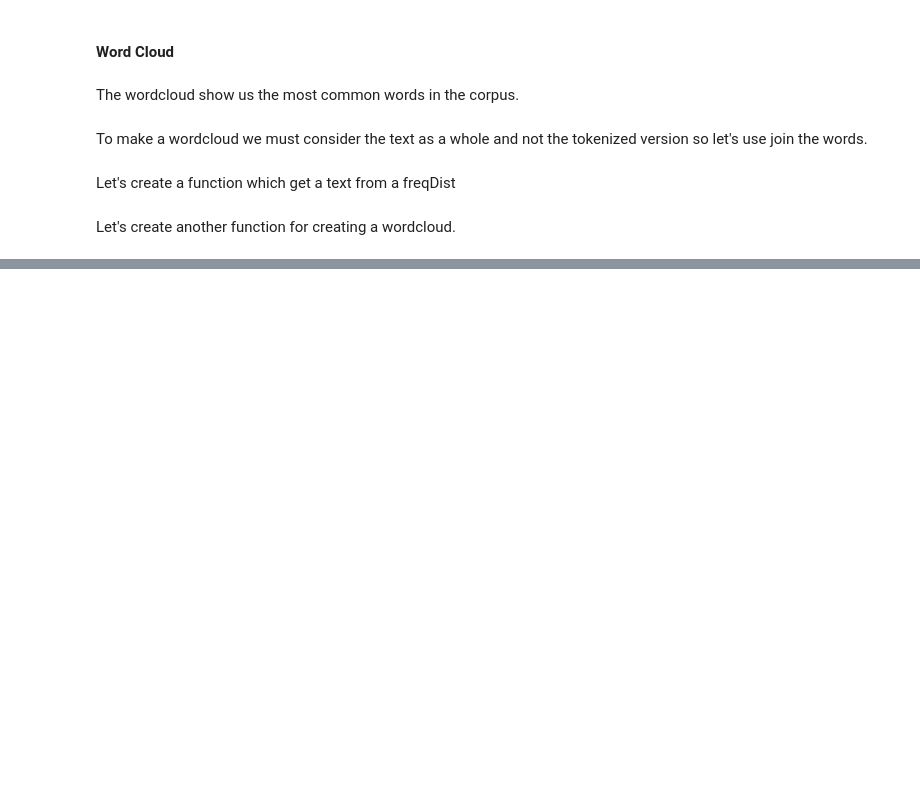
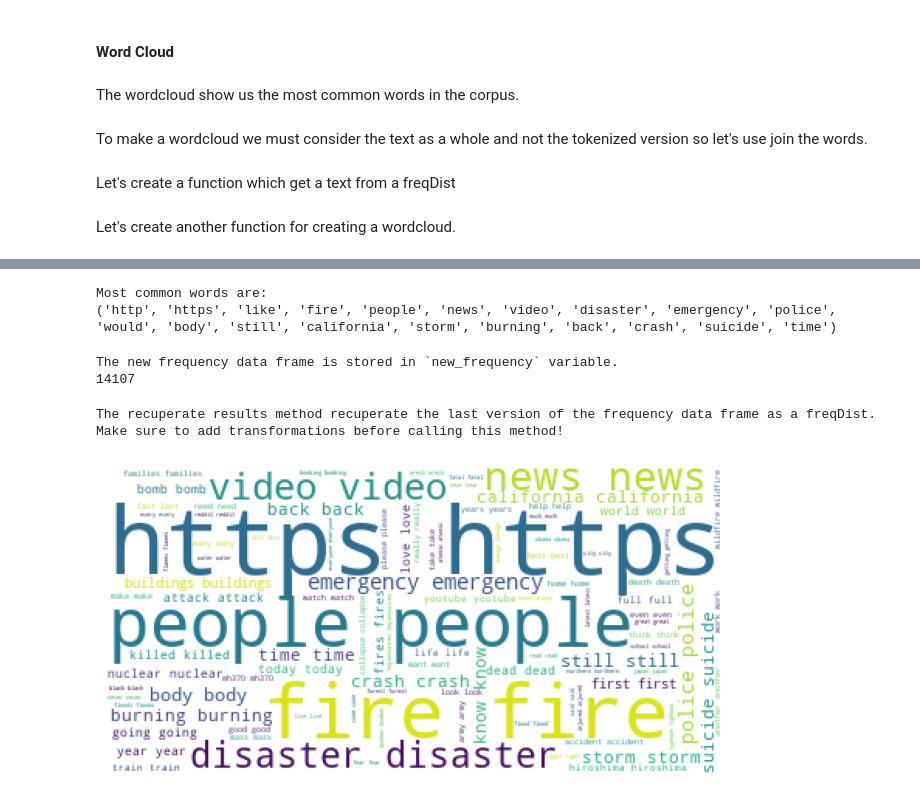
Before and after one commit to Oumar199/nlp_programs_exercises, a Jupyter notebook: kaggle_tweet_competition.ipynb, the cells around one changed output, grey strips where cells are left out. Drawn from its saved outputs; the diff is of its cells as text; code cells hidden in the pictures; blank space fills up the shorter version.

```diff
--- a/kaggle_tweet_competition.ipynb
+++ b/kaggle_tweet_competition.ipynb
@@ -633,0 +784,2 @@ Some most common words are important like the followings: fire, news, emergency,
+# %%
+process_text = TextPipeProcessing(train_set_, 'text')
@@ -637,0 +804,10 @@ Error:
+# %%
+process_text.print_most_common_words()
+# %% [output]
+Most common words are:
+('http', 'https', 'like', 'fire', 'people', 'news', 'video', 'disaster', 'emergency', 'police', 'would', 'body', 'still', 'california', 'storm', 'burning', 'back', 'crash', 'suicide', 'time')
+# %%
+process_text.delete_n_time_frequency_words()
+# %% [output]
+The new frequency data frame is stored in `new_frequency` variable.
+14107
@@ -637,0 +816,8 @@ Error:
+# %%
+results = process_text.recuperate_results()
+# %% [output]
+The recuperate results method recuperate the last version of the frequency data frame as a freqDist. Make sure to add transformations before calling this method!
+# %%
+process_text.plot_wordcloud()
+# %% [output]
+[figure, added]
```
Also changed, not shown: parts of 20 cells of this notebook.
